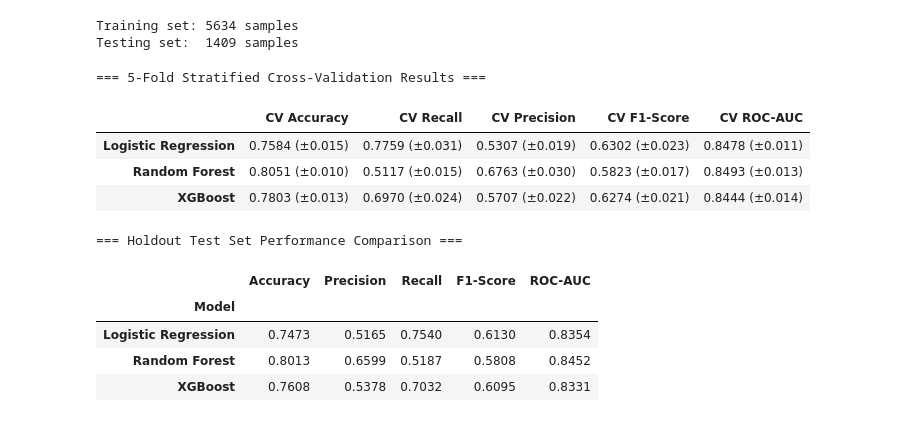
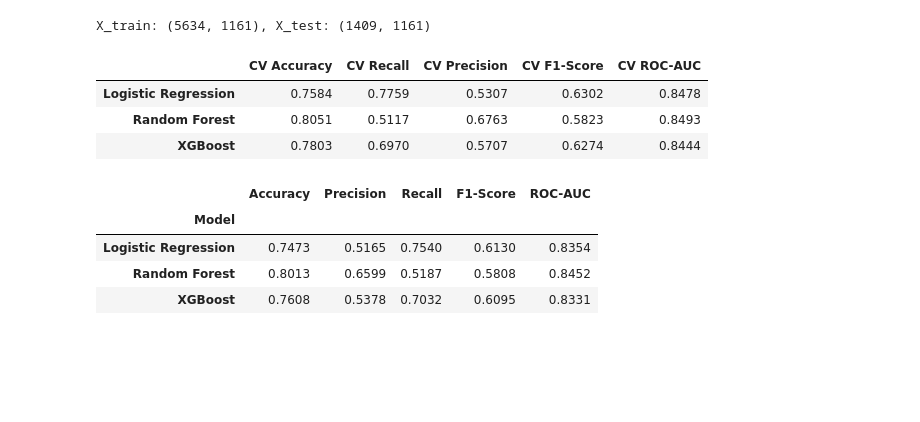
Before and after one commit to Dilharajay/churn_predictor, a Jupyter notebook: notebooks/Model_Comparison.ipynb, the cells around one changed output. Drawn from its saved outputs; the diff is of its cells as text; code cells hidden in the pictures; blank space fills up the shorter version.

```diff
--- a/notebooks/Model_Comparison.ipynb
+++ b/notebooks/Model_Comparison.ipynb
@@ -65,54 +42,57 @@ Stayed (0): 5174 | Churned (1): 1869
 # %%
+y = df['Churn Value']
+
+# Drop target and post-event leakage column
+drop_cols = ['Churn Value']
+if 'Churn Reason' in df.columns:
+    drop_cols.append('Churn Reason')
+
+X = df.drop(columns=drop_cols)
+
+# Scale numeric columns
 continuous_cols = [col for col in ['Latitude', 'Longitude', 'Tenure Months', 'Monthly Charges', 'Total Charges'] if col in X.columns]
-
 scaler = StandardScaler()
-X_scaled = X.copy()
-X_scaled[continuous_cols] = scaler.fit_transform(X_scaled[continuous_cols])
+X[continuous_cols] = scaler.fit_transform(X[continuous_cols])
 
 X_train, X_test, y_train, y_test = train_test_split(
-    X_scaled, y, test_size=0.20, random_state=42, stratify=y
+    X, y, test_size=0.20, random_state=42, stratify=y
 )
 
-print(f"Training set: {X_train.shape[0]} samples")
-print(f"Testing set:  {X_test.shape[0]} samples")
+print(f"X_train: {X_train.shape}, X_test: {X_test.shape}")
 # %% [output]
-Training set: 5634 samples
-Testing set:  1409 samples
+X_train: (5634, 1161), X_test: (1409, 1161)
 # %%
 scale_pos = (y_train == 0).sum() / (y_train == 1).sum()
 
 models = {
     'Logistic Regression': LogisticRegression(max_iter=2000, class_weight='balanced', random_state=42),
     'Random Forest': RandomForestClassifier(n_estimators=100, class_weight='balanced', random_state=42, n_jobs=-1),
     'XGBoost': XGBClassifier(n_estimators=100, scale_pos_weight=scale_pos, eval_metric='logloss', random_state=42, n_jobs=-1)
 }
 
 cv = StratifiedKFold(n_splits=5, shuffle=True, random_state=42)
 cv_results = {}
 
 for name, model in models.items():
     scores = cross_validate(
         model, X_train, y_train, cv=cv,
         scoring=['accuracy', 'precision', 'recall', 'f1', 'roc_auc'],
         n_jobs=-1
     )
     cv_results[name] = {
-        'CV Accuracy': f"{scores['test_accuracy'].mean():.4f} (±{scores['test_accuracy'].std():.3f})",
-        'CV Recall': f"{scores['test_recall'].mean():.4f} (±{scores['test_recall'].std():.3f})",
-        'CV Precision': f"{scores['test_precision'].mean():.4f} (±{scores['test_precision'].std():.3f})",
-        'CV F1-Score': f"{scores['test_f1'].mean():.4f} (±{scores['test_f1'].std():.3f})",
-        'CV ROC-AUC': f"{scores['test_roc_auc'].mean():.4f} (±{scores['test_roc_auc'].std():.3f})"
+        'CV Accuracy': scores['test_accuracy'].mean(),
+        'CV Recall': scores['test_recall'].mean(),
+        'CV Precision': scores['test_precision'].mean(),
+        'CV F1-Score': scores['test_f1'].mean(),
+        'CV ROC-AUC': scores['test_roc_auc'].mean()
     }
 
-cv_df = pd.DataFrame(cv_results).T
-print("=== 5-Fold Stratified Cross-Validation Results ===")
-cv_df
+pd.DataFrame(cv_results).T.round(4)
 # %% [output]
-=== 5-Fold Stratified Cross-Validation Results ===
 |  | CV Accuracy | CV Recall | CV Precision | CV F1-Score | CV ROC-AUC |
-| Logistic Regression | 0.7584 (±0.015) | 0.7759 (±0.031) | 0.5307 (±0.019) | 0.6302 (±0.023) | 0.8478 (±0.011) |
-| Random Forest | 0.8051 (±0.010) | 0.5117 (±0.015) | 0.6763 (±0.030) | 0.5823 (±0.017) | 0.8493 (±0.013) |
-| XGBoost | 0.7803 (±0.013) | 0.6970 (±0.024) | 0.5707 (±0.022) | 0.6274 (±0.021) | 0.8444 (±0.014) |
+| Logistic Regression | 0.7584 | 0.7759 | 0.5307 | 0.6302 | 0.8478 |
+| Random Forest | 0.8051 | 0.5117 | 0.6763 | 0.5823 | 0.8493 |
+| XGBoost | 0.7803 | 0.6970 | 0.5707 | 0.6274 | 0.8444 |
 # %%
 fitted_models = {}
 test_metrics = []
@@ -139,10 +119,8 @@ for name, model in models.items():
     })
 
 comparison_df = pd.DataFrame(test_metrics).set_index('Model')
-print("=== Holdout Test Set Performance Comparison ===")
 comparison_df.round(4)
 # %% [output]
-=== Holdout Test Set Performance Comparison ===
 |  | Accuracy | Precision | Recall | F1-Score | ROC-AUC |
 | Model |  |  |  |  |  |
 | Logistic Regression | 0.7473 | 0.5165 | 0.7540 | 0.6130 | 0.8354 |
```
Also changed, not shown: parts of 9 cells of this notebook, 1 other file.
